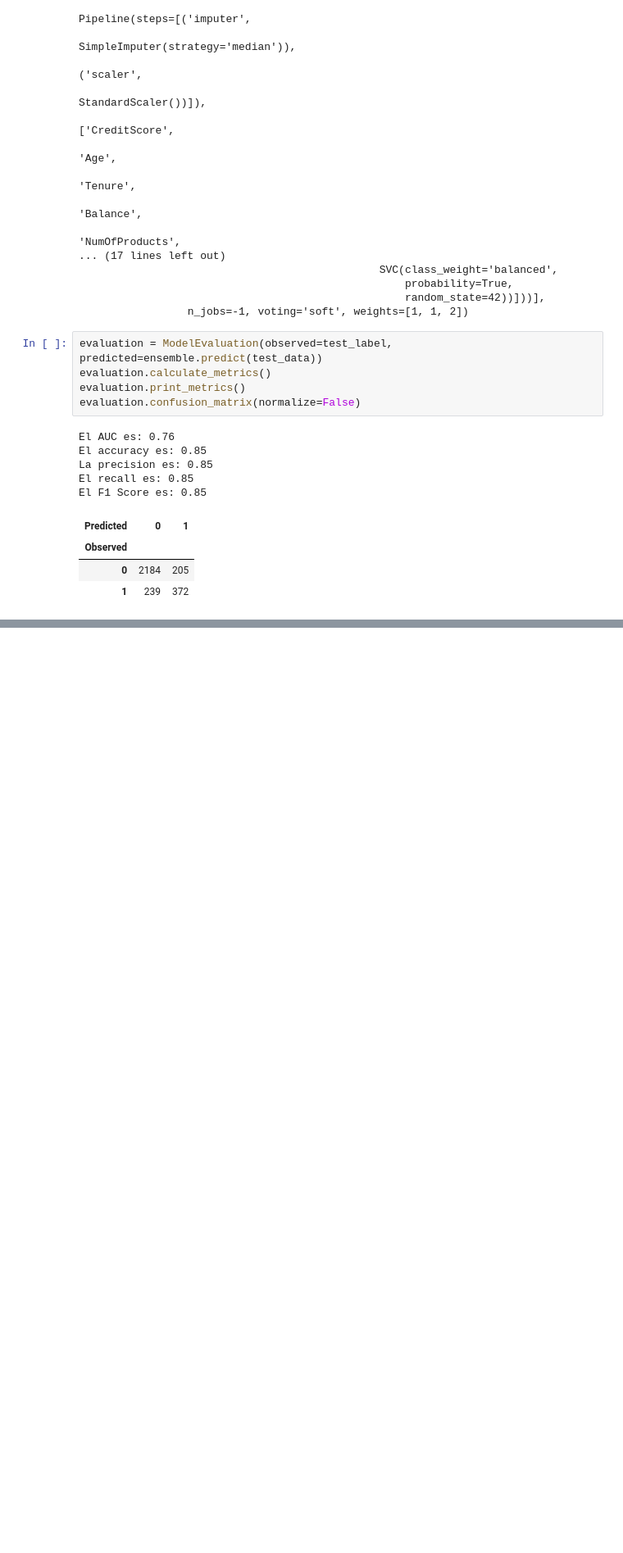
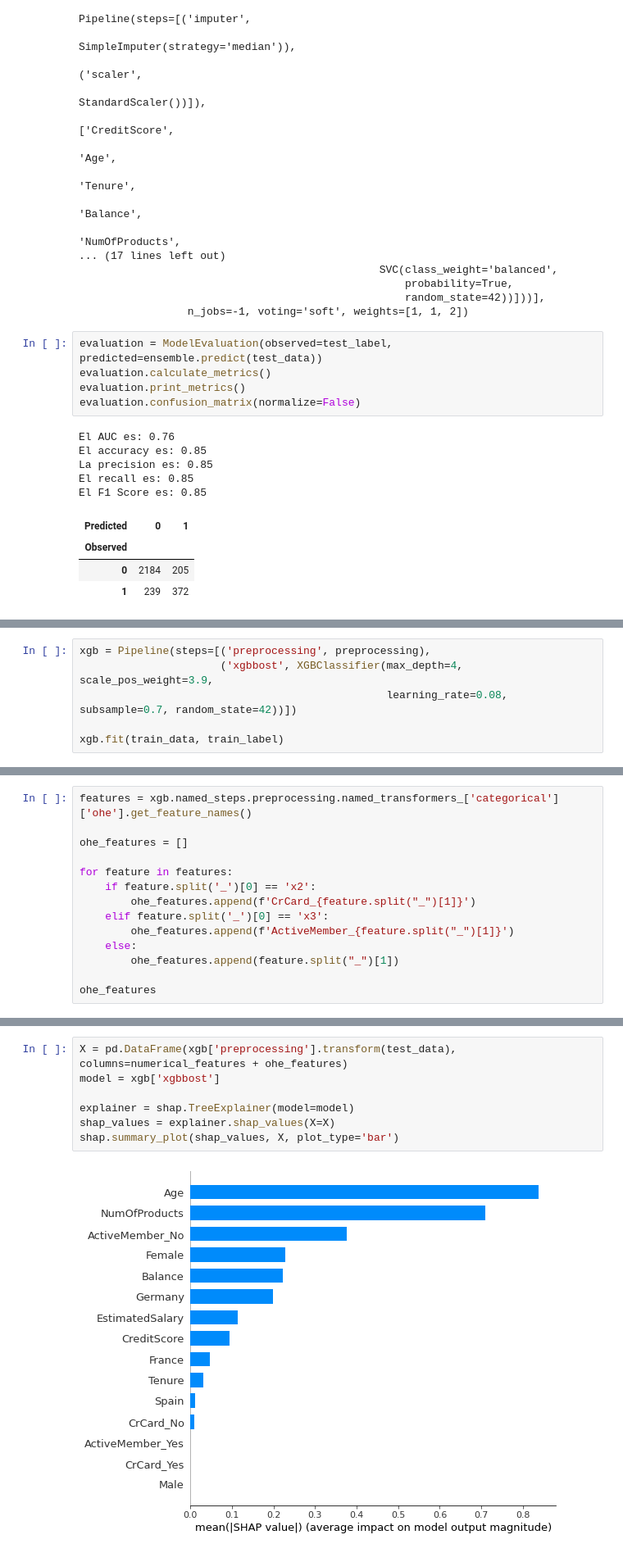
Before and after one commit to stivenlopezg/class-acamica, a Jupyter notebook: notebooks/ensamble_methods.ipynb, the cells around one changed output, grey strips where cells are left out. Shown at 82% size. Drawn from its saved outputs; the diff is of its cells as text; blank space fills up the shorter version.

```diff
--- a/notebooks/ensamble_methods.ipynb
+++ b/notebooks/ensamble_methods.ipynb
@@ -266,0 +259,6 @@ El F1 Score es: 0.85
+# %%
+xgb = Pipeline(steps=[('preprocessing', preprocessing),
+                      ('xgbbost', XGBClassifier(max_depth=4, scale_pos_weight=3.9,
+                                                learning_rate=0.08, subsample=0.7, random_state=42))])
+
+xgb.fit(train_data, train_label)
@@ -266,0 +314,14 @@ El F1 Score es: 0.85
+# %%
+features = xgb.named_steps.preprocessing.named_transformers_['categorical']['ohe'].get_feature_names()
+
+ohe_features = []
+
+for feature in features:
+    if feature.split('_')[0] == 'x2':
+        ohe_features.append(f'CrCard_{feature.split("_")[1]}')
+    elif feature.split('_')[0] == 'x3':
+        ohe_features.append(f'ActiveMember_{feature.split("_")[1]}')
+    else:
+        ohe_features.append(feature.split("_")[1])
+
+ohe_features
@@ -266,0 +338,9 @@ El F1 Score es: 0.85
+# %%
+X = pd.DataFrame(xgb['preprocessing'].transform(test_data), columns=numerical_features + ohe_features)
+model = xgb['xgbbost']
+
+explainer = shap.TreeExplainer(model=model)
+shap_values = explainer.shap_values(X=X)
+shap.summary_plot(shap_values, X, plot_type='bar')
+# %% [output]
+[figure, added]
```
Also changed, not shown: parts of 23 cells of this notebook.
